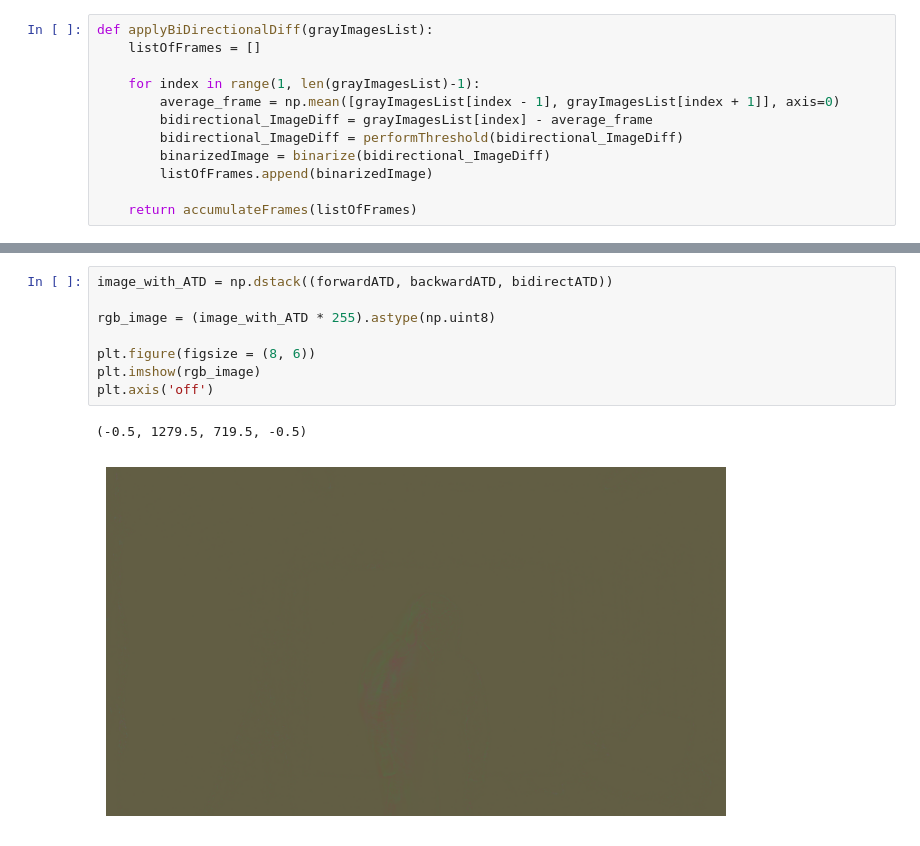
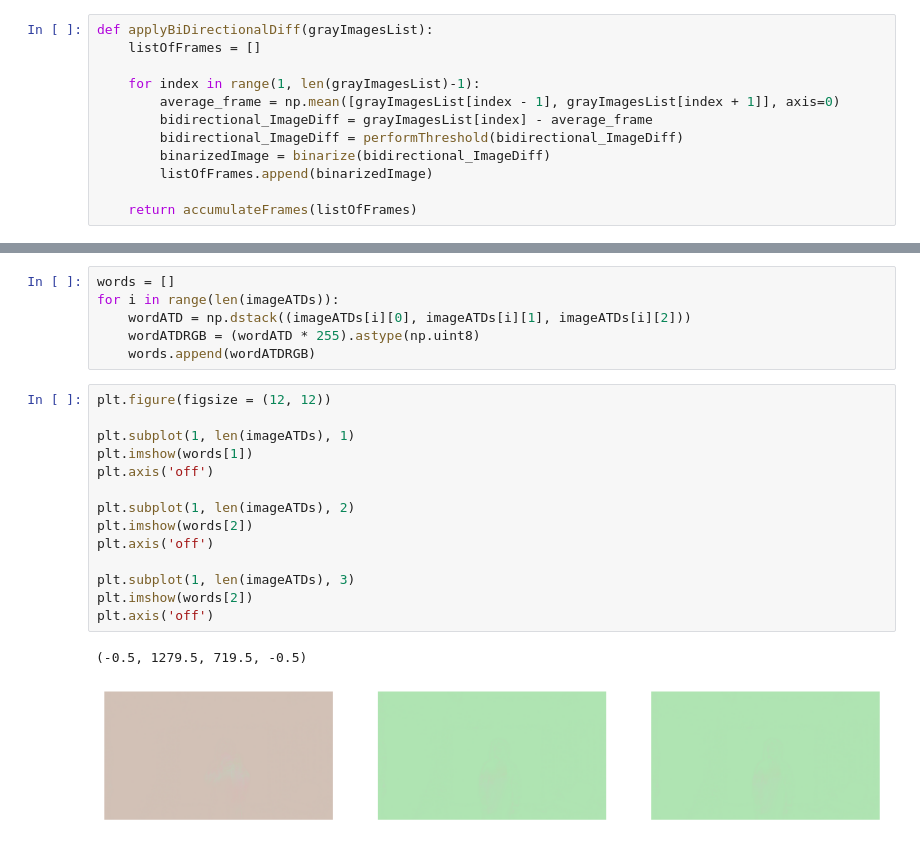
Before and after one commit to lamiselsayed/Senior-Design-Code, a Jupyter notebook: 03-Grayscaling_&_Directional_ATD.ipynb, the cells around one changed output, grey strips where cells are left out. Drawn from its saved outputs; the diff is of its cells as text.

```diff
--- a/03-Grayscaling_&_Directional_ATD.ipynb
+++ b/03-Grayscaling_&_Directional_ATD.ipynb
@@ -228,11 +234,23 @@ plt.axis('off')
-# %%
-image_with_ATD = np.dstack((forwardATD, backwardATD, bidirectATD))
-
-rgb_image = (image_with_ATD * 255).astype(np.uint8)
-
-plt.figure(figsize = (8, 6))
-plt.imshow(rgb_image)
-plt.axis('off')
-# %% [output]
-(-0.5, 1279.5, 719.5, -0.5)
-[figure, removed]
+# %%
+words = []
+for i in range(len(imageATDs)):
+    wordATD = np.dstack((imageATDs[i][0], imageATDs[i][1], imageATDs[i][2]))
+    wordATDRGB = (wordATD * 255).astype(np.uint8)
+    words.append(wordATDRGB)
+# %%
+plt.figure(figsize = (12, 12))
+
+plt.subplot(1, len(imageATDs), 1)
+plt.imshow(words[1])
+plt.axis('off')
+
+plt.subplot(1, len(imageATDs), 2)
+plt.imshow(words[2])
+plt.axis('off')
+
+plt.subplot(1, len(imageATDs), 3)
+plt.imshow(words[2])
+plt.axis('off')
+# %% [output]
+(-0.5, 1279.5, 719.5, -0.5)
+[figure, added]
```
Also changed, not shown: parts of 13 cells of this notebook.
